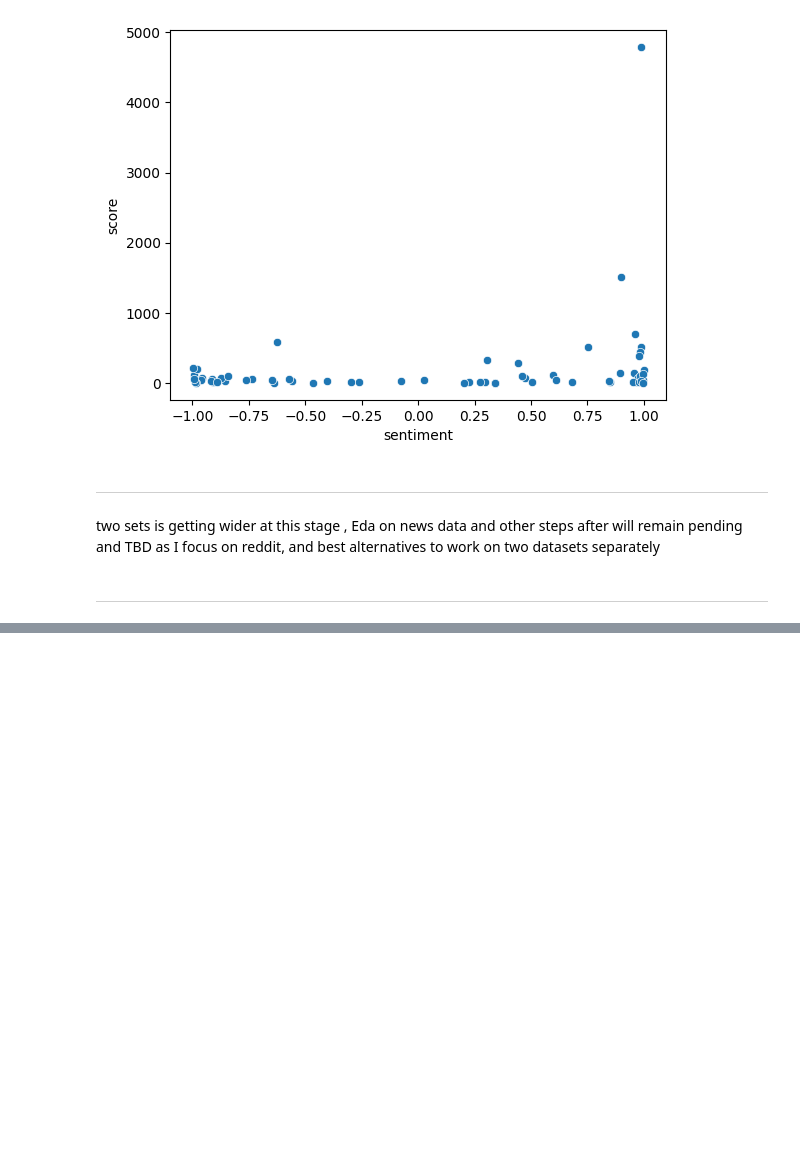
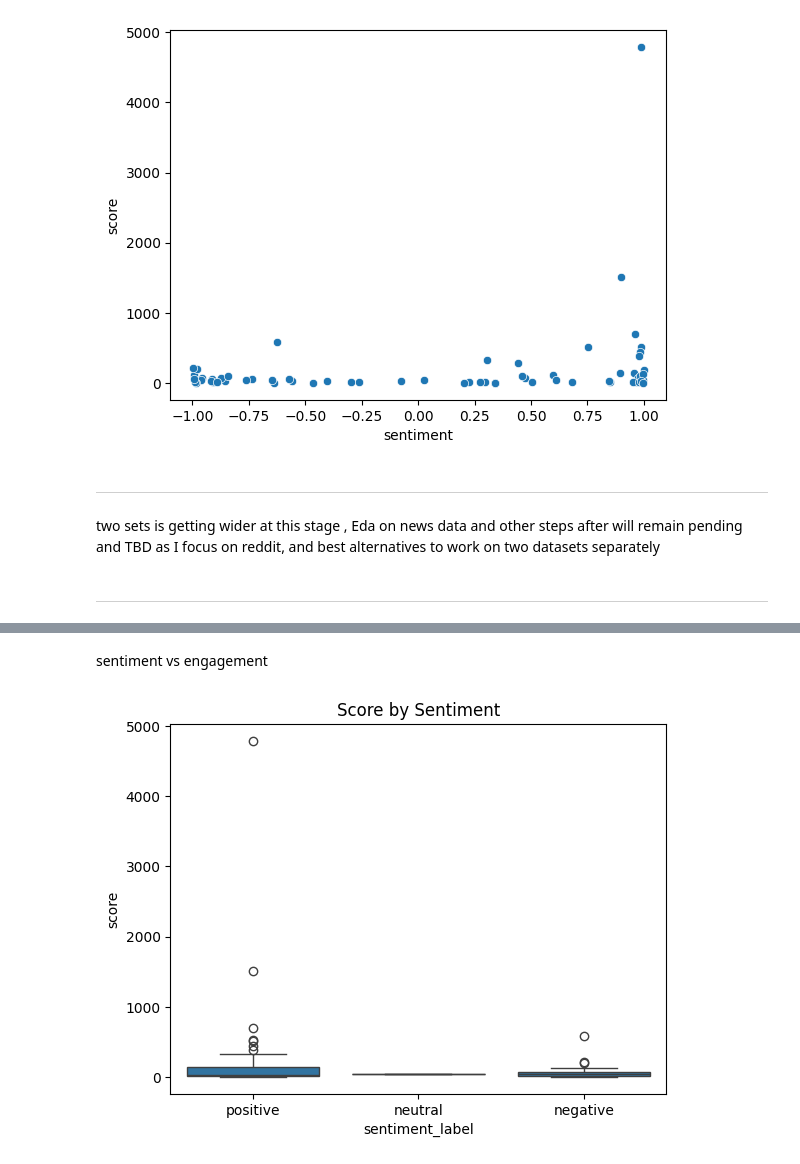
Before and after one commit to L-N-E0/USAID-Kenya-Sentiment-Analysis, a Jupyter notebook: notebooks/Mbego.ipynb, the cells around one changed output, grey strips where cells are left out. Saved outputs shown, nothing was run; the diff lists cells and outputs as text; code cells hidden in the pictures; blank space fills up the shorter version.

```diff
--- a/notebooks/Mbego.ipynb
+++ b/notebooks/Mbego.ipynb
@@ -784,0 +822,9 @@ two sets is getting wider at this stage , Eda on news data and other steps after
+# %% [markdown]
+sentiment vs engagement
+# %%
+sns.boxplot(data=reddit_df, x='sentiment_label', y='score',
+            order=['positive','neutral','negative'])
+plt.title("Score by Sentiment")
+plt.show()
+# %% [output]
+[figure, added]
```
Also changed, not shown: parts of 9 cells of this notebook.
